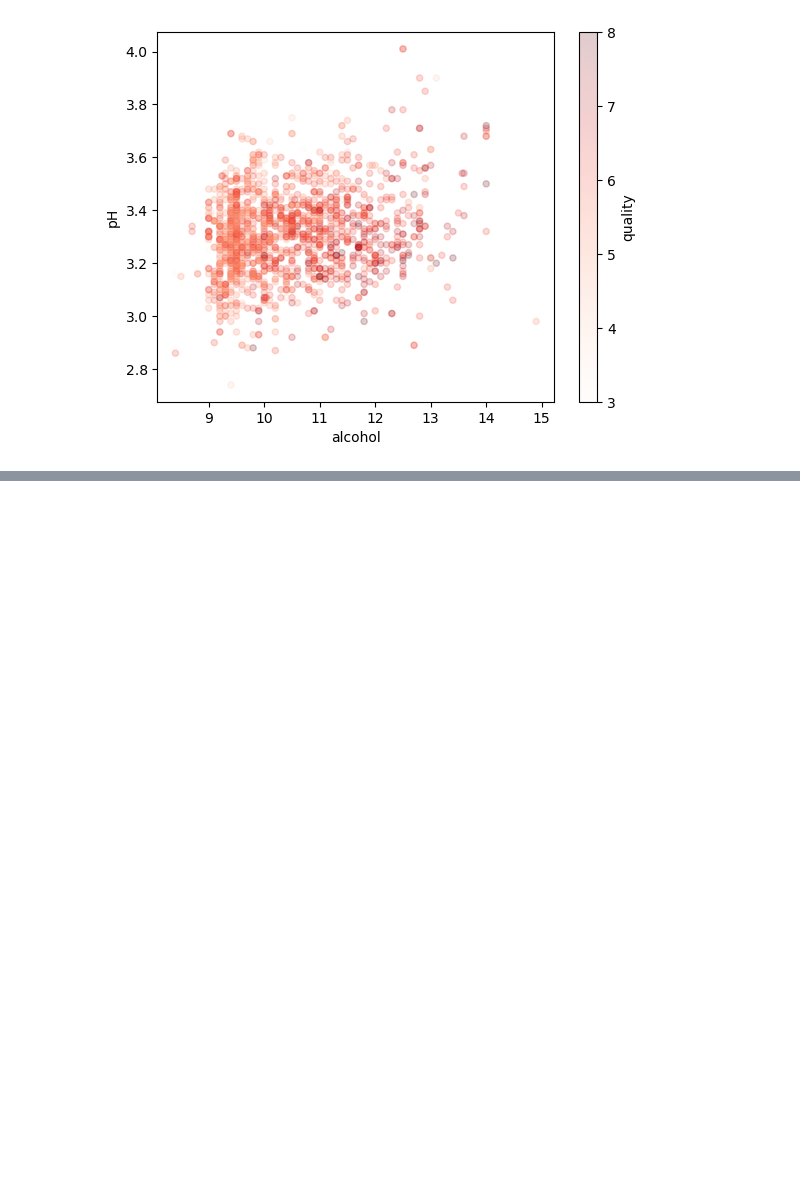
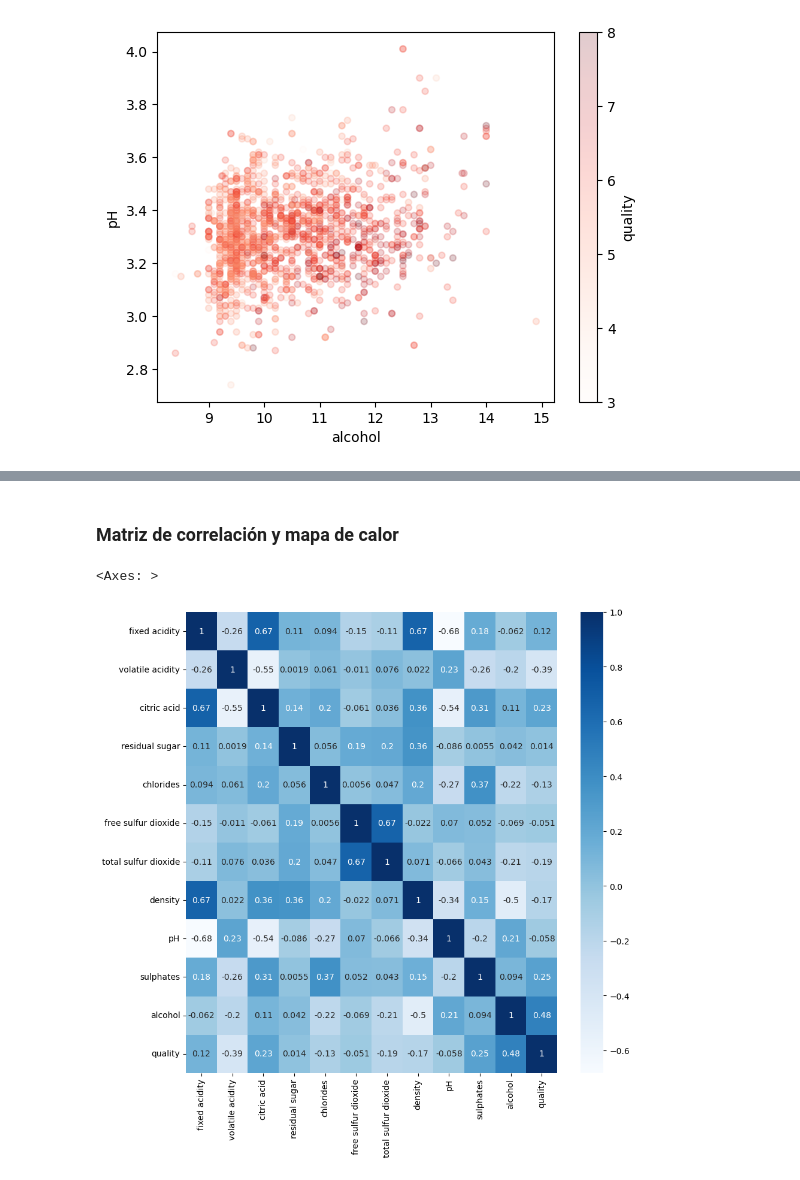
Before and after one commit to DaniMartinezX/carpeta_IA, a Jupyter notebook: Sistemas de Aprendizaxe Automático/practicas/vino_regresion_multivariable.ipynb, the cells around one changed output, grey strips where cells are left out. Cells and saved outputs as stored; diff of their text form; code cells hidden in the pictures; blank space fills up the shorter version.

```diff
--- a/Sistemas de Aprendizaxe Automático/practicas/vino_regresion_multivariable.ipynb
+++ b/Sistemas de Aprendizaxe Automático/practicas/vino_regresion_multivariable.ipynb
@@ -77,0 +105,14 @@ dtype: object
+# %% [markdown]
+### Matriz de correlación y mapa de calor
+# %%
+import seaborn as sns
+
+# Matriz de correlación
+corr = datos.select_dtypes('number').corr()
+
+plt.figure(figsize=(10,10))
+
+sns.heatmap(corr, annot=True, cmap="Blues")   # El annot es para mostrar los datos
+# %% [output]
+<Axes: >
+[figure, added]
```
Also changed, not shown: parts of 6 cells of this notebook, 8 other files.
